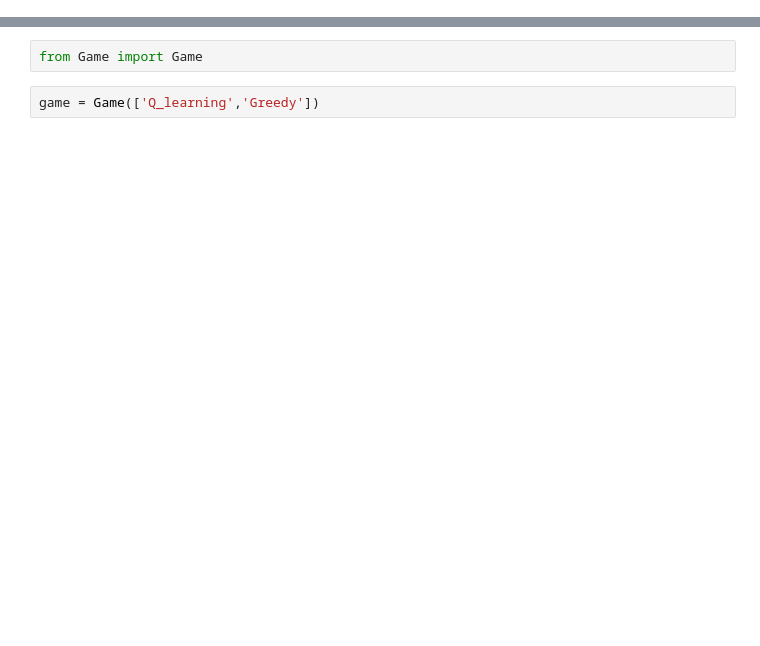
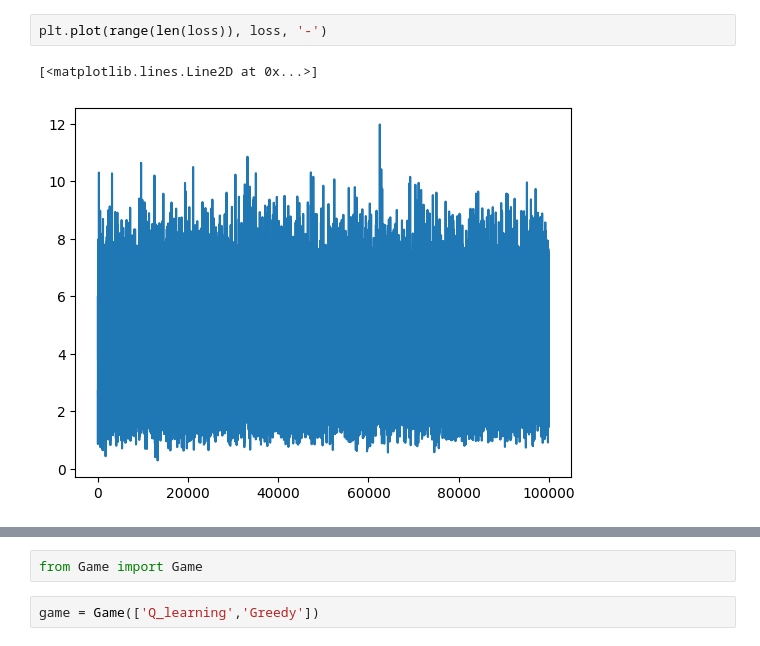
Before and after one commit to Statistics-For-Surfer/Briscola-Game, a Jupyter notebook: Boh/test.ipynb, the cells around one changed output, grey strips where cells are left out. Cells and saved outputs as stored; diff of their text form; blank space fills up the shorter version.

```diff
--- a/Boh/test.ipynb
+++ b/Boh/test.ipynb
@@ -9,0 +18,5 @@ brain.train()
+# %%
+plt.plot(range(len(loss)), loss, '-')
+# %% [output]
+[<matplotlib.lines.Line2D at 0x...>]
+[figure, added]
```
Also changed, not shown: parts of 10 cells of this notebook, 4 other files.
